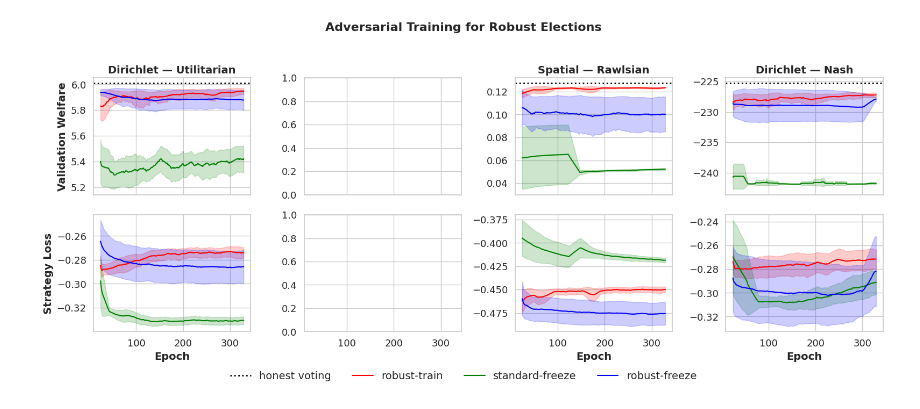
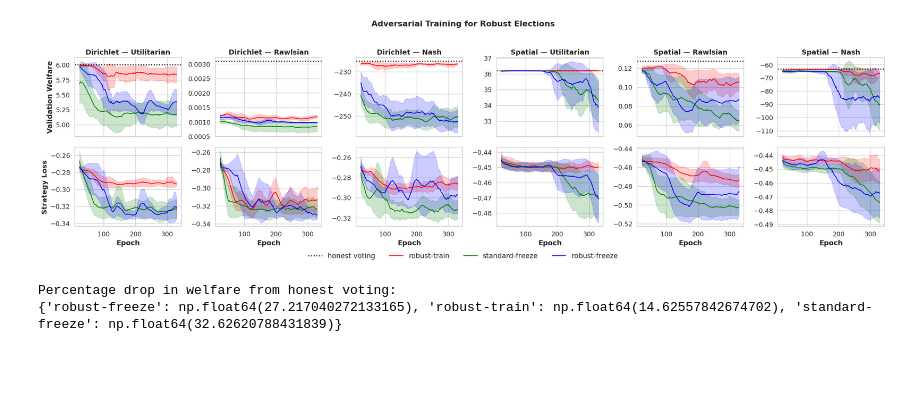
Before and after one commit to MarkHaoxiang/geometric-governance, a Jupyter notebook: experiments/strategic_voting/gen_plots.ipynb, the cells around one changed output. Cells and saved outputs as stored; diff of their text form; code cells hidden in the pictures; blank space fills up the shorter version.

```diff
--- a/experiments/strategic_voting/gen_plots.ipynb
+++ b/experiments/strategic_voting/gen_plots.ipynb
@@ -92,6 +92,13 @@ def smooth_mean_and_se(arr, window_size):
     return mean, 1.96 * stderr
 
 
+percentage_drop = {
+    "robust-freeze": [],
+    "robust-train": [],
+    "standard-freeze": [],
+}
+
+
 def plot_selected_metrics(runs_dict, window_size: int = 25):
     colors = {
         "robust-freeze": "blue",
@@ -101,13 +108,18 @@ def plot_selected_metrics(runs_dict, window_size: int = 25):
 
     selected_pairs = [
         ("dirichlet", "utilitarian"),
-        ("movielens", "utilitarian"),
+        ("dirichlet", "rawlsian"),
+        ("dirichlet", "nash"),
+        # ("movielens", "utilitarian"),
+        # ("movielens", "rawlsian"),
+        # ("movielens", "nash"),
+        ("spatial", "utilitarian"),
         ("spatial", "rawlsian"),
-        ("dirichlet", "nash"),
+        ("spatial", "nash"),
     ]
 
-    n_rows, n_cols = 2, 4
-    fig, axs = plt.subplots(n_rows, n_cols, figsize=(16, 7), sharex=True)
+    n_rows, n_cols = 2, len(selected_pairs)
+    fig, axs = plt.subplots(n_rows, n_cols, figsize=(n_cols * 4, 7), sharex=True)
 
     for col_idx, (vote_source, welfare_rule) in enumerate(selected_pairs):
         if vote_source not in runs_dict or welfare_rule not in runs_dict[vote_source]:
@@ -169,38 +181,48 @@ def plot_selected_metrics(runs_dict, window_size: int = 25):
                 x, loss_mean - loss_se, loss_mean + loss_se, color=color, alpha=0.2
             )
 
+            percentage_drop[mode].append(
+                (honest_welfare - welfare_mean[-1]) / abs(honest_welfare) * 100
+            )
+
         if col_idx == 0:
             ax_loss.set_ylabel("Strategy Loss")
             ax_welfare.set_ylabel("Validation Welfare")
         ax_loss.set_xlabel("Epoch")
 
     fig.suptitle(
         "Adversarial Training for Robust Elections",
         fontsize=16,
         weight="bold",
         y=0.98,  # <-- Moves the title closer to the plots
     )
 
     # Shared legend to the right
     handles, labels = axs[0, 0].get_legend_handles_labels()
     fig.legend(
         handles,
         labels,
         loc="lower center",
         bbox_to_anchor=(0.5, 0.0),
         ncol=len(labels),
         frameon=False,
         fontsize=14,
     )
 
     plt.tight_layout(rect=[0.0, 0.05, 1.0, 0.95])
     fig.savefig(f"{project_name}-adversarial_training_plot.png", format="png")
     plt.show()
 
 
 plot_selected_metrics(runs_dict)
+
+percentage_drop = {mode: np.mean(drops) for mode, drops in percentage_drop.items()}
+print("Percentage drop in welfare from honest voting:")
+print(percentage_drop)
 # %% [output]
-[figure, old version]
+[figure, new version]
+Percentage drop in welfare from honest voting:
+{'robust-freeze': np.float64(27.217040272133165), 'robust-train': np.float64(14.62557842674702), 'standard-freeze': np.float64(32.62620788431839)}
 # %%
 sns.set_theme(style="whitegrid")
 
```
Also changed, not shown: parts of 1 cell of this notebook, 6 other files.
